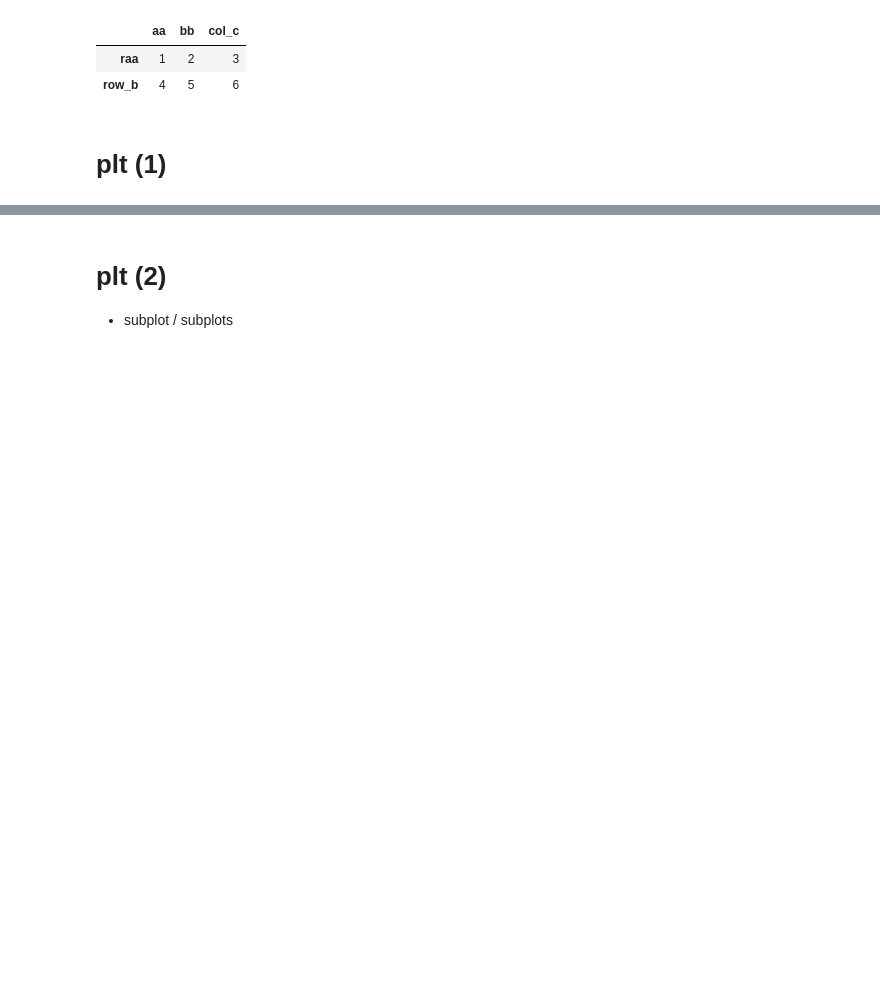
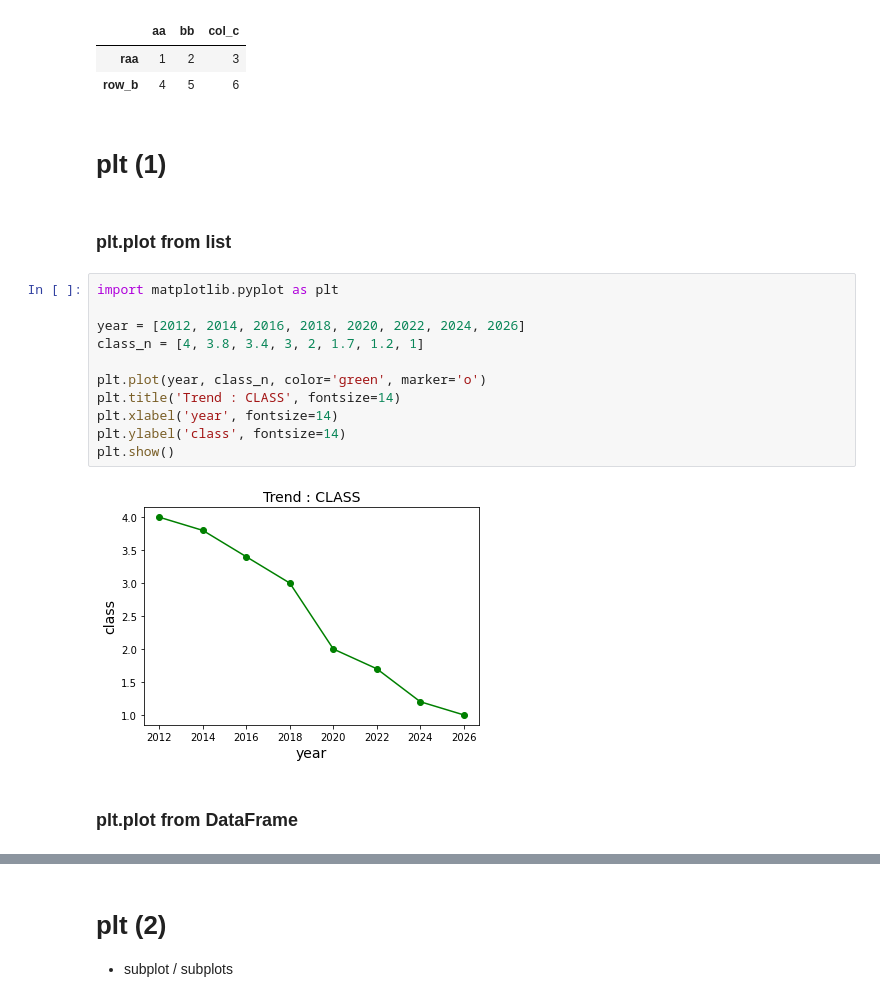
Before and after one commit to hwan141592/WILT, a Jupyter notebook: [Practical].ipynb, the cells around one changed output, grey strips where cells are left out. Drawn from its saved outputs; the diff is of its cells as text; blank space fills up the shorter version.

```diff
--- a/[Practical].ipynb
+++ b/[Practical].ipynb
@@ -37,6 +37,23 @@ df
 | row_b | 4 | 5 | 6 |
 # %% [markdown]
 # plt (1)
+# %% [markdown]
+### plt.plot from list
+# %%
+import matplotlib.pyplot as plt
+
+year = [2012, 2014, 2016, 2018, 2020, 2022, 2024, 2026]
+class_n = [4, 3.8, 3.4, 3, 2, 1.7, 1.2, 1]
+
+plt.plot(year, class_n, color='green', marker='o')
+plt.title('Trend : CLASS', fontsize=14)
+plt.xlabel('year', fontsize=14)
+plt.ylabel('class', fontsize=14)
+plt.show()
+# %% [output]
+[figure, added]
+# %% [markdown]
+### plt.plot from DataFrame
 # %%
 import random
 import pandas as pd
```
Also changed, not shown: parts of 8 cells of this notebook.
